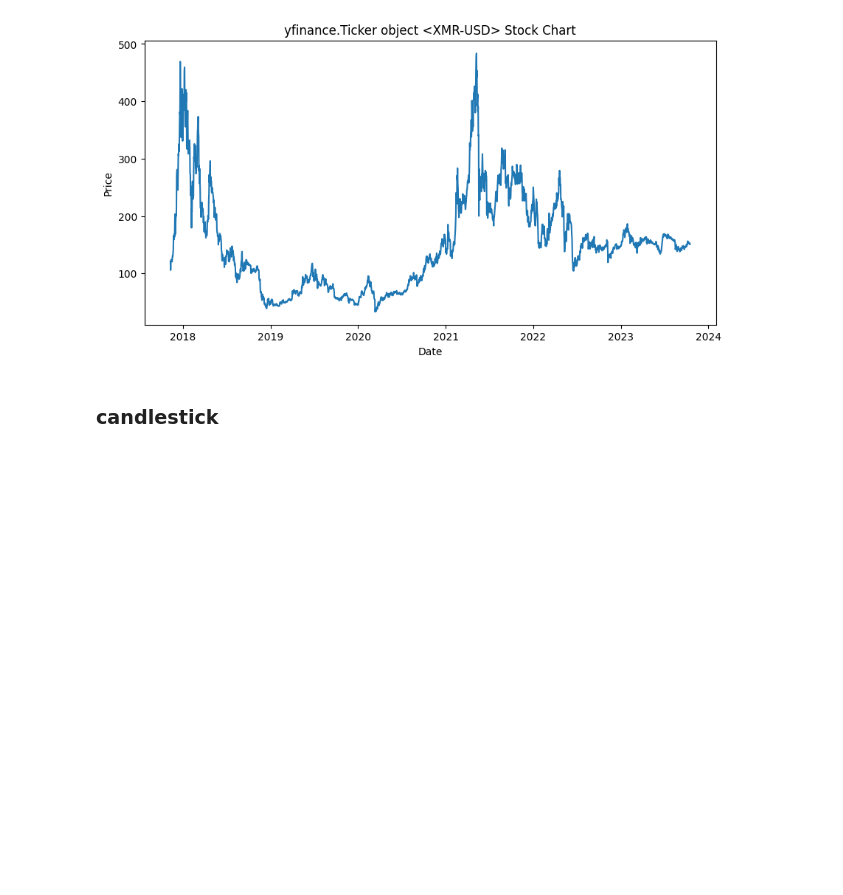
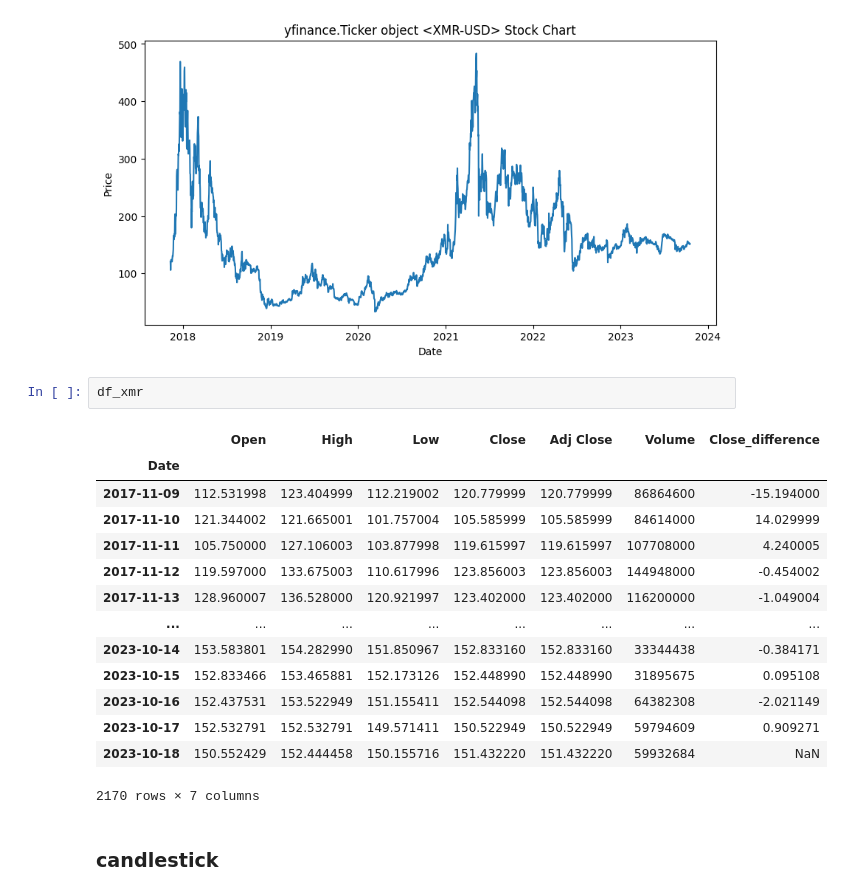
Before and after one commit to mr-robot77/Quera_G11-Project2, a Jupyter notebook: Problem 3/prediction.ipynb, the cells around one changed output. Drawn from its saved outputs; the diff is of its cells as text; blank space fills up the shorter version.

```diff
--- a/Problem 3/prediction.ipynb
+++ b/Problem 3/prediction.ipynb
@@ -287,6 +258,23 @@ plt.ylabel("Price")
 plt.show()
 # %% [output]
 [figure]
+# %%
+df_xmr
+# %% [output]
+|  | Open | High | Low | Close | Adj Close | Volume | Close_difference |
+| Date |  |  |  |  |  |  |  |
+| 2017-11-09 | 112.531998 | 123.404999 | 112.219002 | 120.779999 | 120.779999 | 86864600 | -15.194000 |
+| 2017-11-10 | 121.344002 | 121.665001 | 101.757004 | 105.585999 | 105.585999 | 84614000 | 14.029999 |
+| 2017-11-11 | 105.750000 | 127.106003 | 103.877998 | 119.615997 | 119.615997 | 107708000 | 4.240005 |
+| 2017-11-12 | 119.597000 | 133.675003 | 110.617996 | 123.856003 | 123.856003 | 144948000 | -0.454002 |
+| 2017-11-13 | 128.960007 | 136.528000 | 120.921997 | 123.402000 | 123.402000 | 116200000 | -1.049004 |
+| ... | ... | ... | ... | ... | ... | ... | ... |
+| 2023-10-14 | 153.583801 | 154.282990 | 151.850967 | 152.833160 | 152.833160 | 33344438 | -0.384171 |
+| 2023-10-15 | 152.833466 | 153.465881 | 152.173126 | 152.448990 | 152.448990 | 31895675 | 0.095108 |
+| 2023-10-16 | 152.437531 | 153.522949 | 151.155411 | 152.544098 | 152.544098 | 64382308 | -2.021149 |
+| 2023-10-17 | 152.532791 | 152.532791 | 149.571411 | 150.522949 | 150.522949 | 59794609 | 0.909271 |
+| 2023-10-18 | 150.552429 | 152.444458 | 150.155716 | 151.432220 | 151.432220 | 59932684 | NaN |
+2170 rows × 7 columns
 # %% [markdown]
 ### candlestick
 # %%
```
Also changed, not shown: parts of 99 cells of this notebook.
